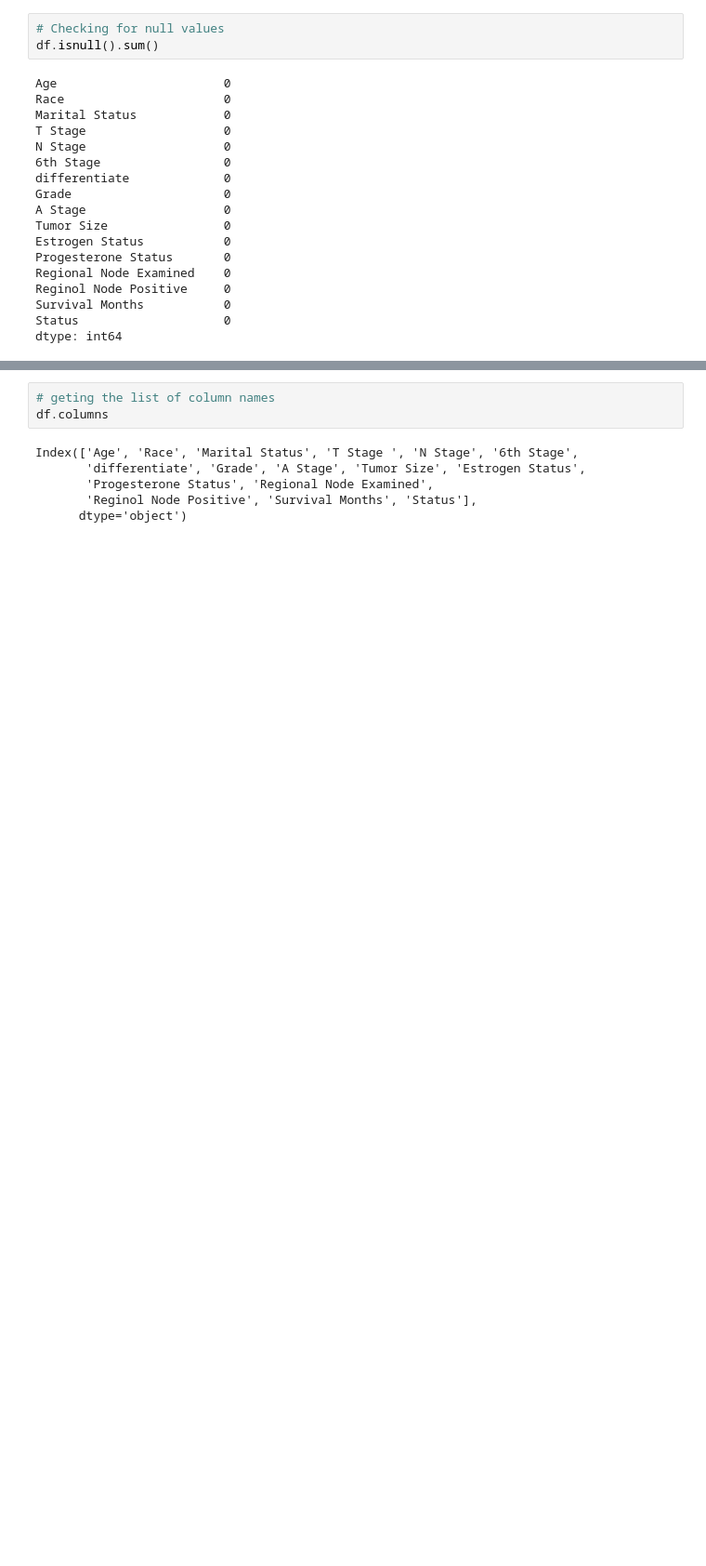
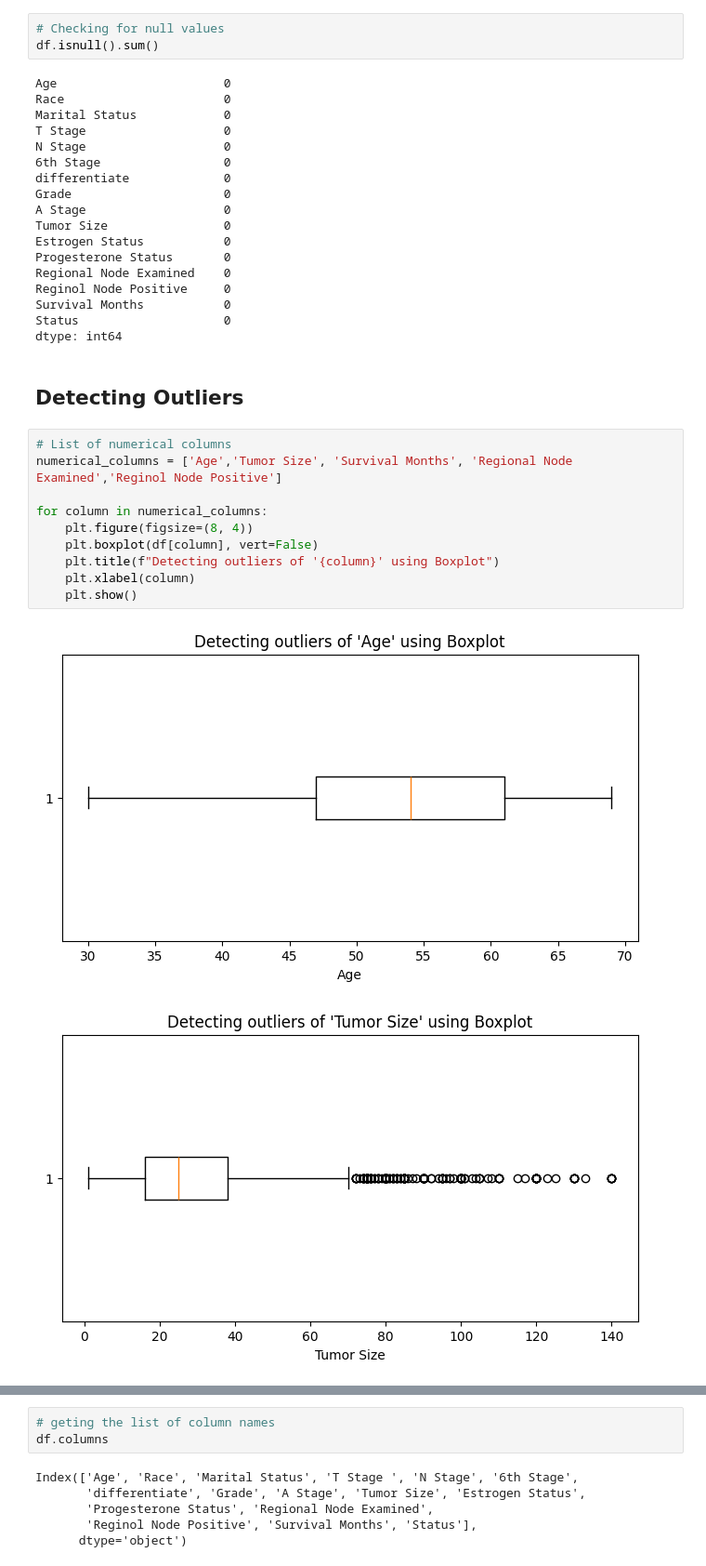
Before and after one commit to ywchanna2001/Breast-Cancer-Prediction, a Jupyter notebook: breast_cancer_prediction.ipynb, the cells around one changed output, grey strips where cells are left out. Shown at 93% size. Drawn from its saved outputs; the diff is of its cells as text; blank space fills up the shorter version.

```diff
--- a/breast_cancer_prediction.ipynb
+++ b/breast_cancer_prediction.ipynb
@@ -144,3 +146,18 @@ Reginol Node Positive     0
 Survival Months           0
 Status                    0
 dtype: int64
+# %% [markdown]
+## Detecting Outliers
+# %%
+# List of numerical columns
+numerical_columns = ['Age','Tumor Size', 'Survival Months', 'Regional Node Examined','Reginol Node Positive']
+
+for column in numerical_columns:
+    plt.figure(figsize=(8, 4))
+    plt.boxplot(df[column], vert=False)
+    plt.title(f"Detecting outliers of '{column}' using Boxplot")
+    plt.xlabel(column)
+    plt.show()
+# %% [output]
+[figure, added]
+[figure, added]
```
Also changed, not shown: parts of 22 cells of this notebook.
